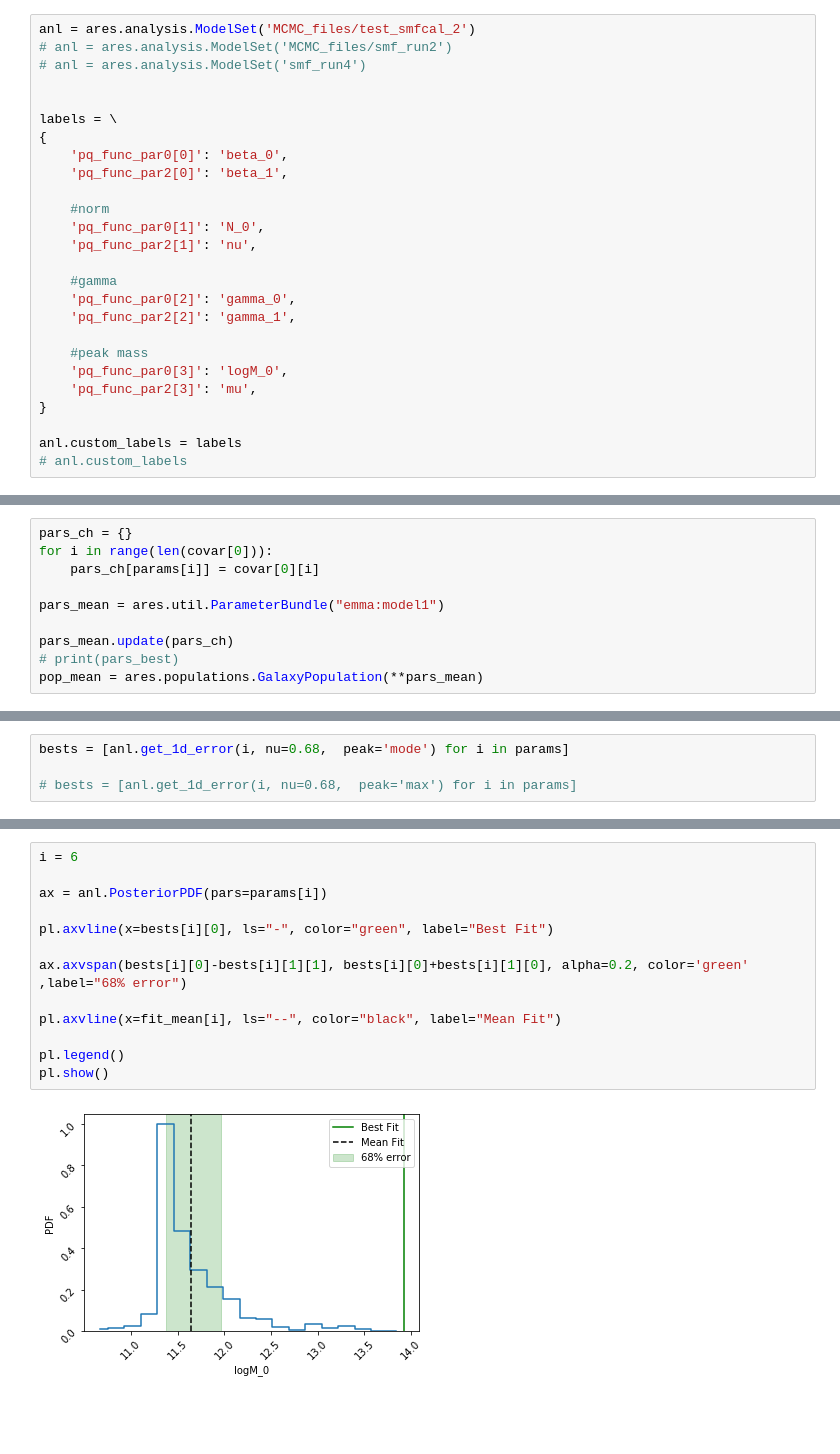
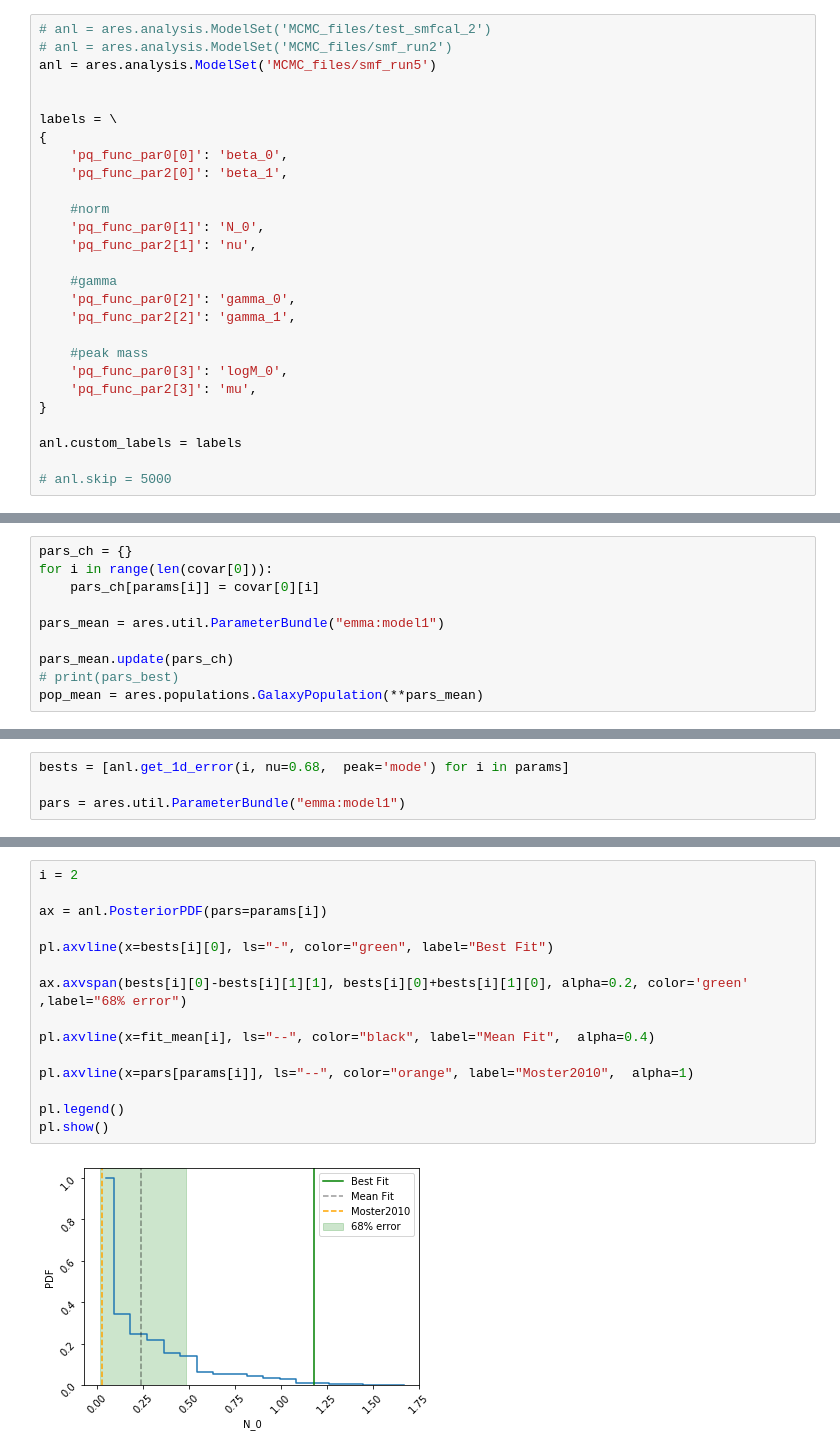
Before and after one commit to eklem1/GalaxySim, a Jupyter notebook: CheckingFitGuesses.ipynb, the cells around one changed output, grey strips where cells are left out. Saved outputs shown, nothing was run; the diff lists cells and outputs as text; blank space fills up the shorter version.

```diff
--- a/CheckingFitGuesses.ipynb
+++ b/CheckingFitGuesses.ipynb
@@ -269,9 +269,9 @@ pl.show()
 # Loaded $ARES/input/hmf/hmf_ST_planck_TTTEEE_lowl_lowE_best_logM_1400_4-18_z_1201_0-60.hdf5.
 [figure]
 # %%
-anl = ares.analysis.ModelSet('MCMC_files/test_smfcal_2')
+# anl = ares.analysis.ModelSet('MCMC_files/test_smfcal_2')
 # anl = ares.analysis.ModelSet('MCMC_files/smf_run2')
-# anl = ares.analysis.ModelSet('smf_run4')
+anl = ares.analysis.ModelSet('MCMC_files/smf_run5')
 
 
 labels = \
@@ -293,7 +293,8 @@ labels = \
 }
 
 anl.custom_labels = labels
-# anl.custom_labels
+
+# anl.skip = 5000
 # %% [output]
 ##############################################################################################################
 ####                                         Analysis: Model Set                                          ####
@@ -518,7 +524,7 @@ pl.show()
 # %%
 bests = [anl.get_1d_error(i, nu=0.68,  peak='mode') for i in params]
 
-# bests = [anl.get_1d_error(i, nu=0.68,  peak='max') for i in params]
+pars = ares.util.ParameterBundle("emma:model1")
 # %%
 print(bests)
 print()
@@ -531,15 +537,17 @@ print(fit_mean)
 # %%
-i = 6
+i = 2
 
 ax = anl.PosteriorPDF(pars=params[i])
 
 pl.axvline(x=bests[i][0], ls="-", color="green", label="Best Fit")
 
 ax.axvspan(bests[i][0]-bests[i][1][1], bests[i][0]+bests[i][1][0], alpha=0.2, color='green' ,label="68% error")
 
-pl.axvline(x=fit_mean[i], ls="--", color="black", label="Mean Fit")
+pl.axvline(x=fit_mean[i], ls="--", color="black", label="Mean Fit",  alpha=0.4)
+
+pl.axvline(x=pars[params[i]], ls="--", color="orange", label="Moster2010",  alpha=1)
 
 pl.legend()
 pl.show()
 # %% [output]
-[figure, old version]
+[figure, new version]
```
Also changed, not shown: parts of 12 cells of this notebook, 1 other file.
